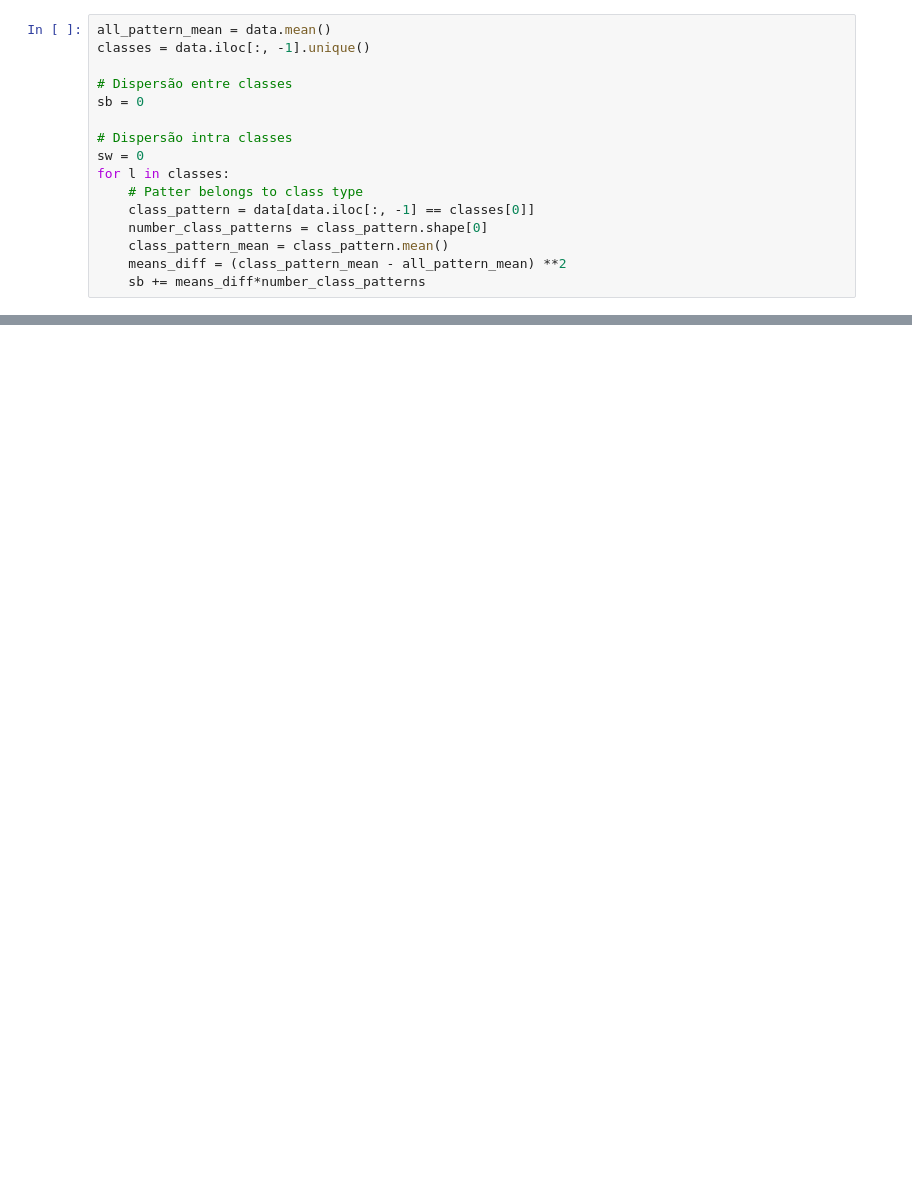
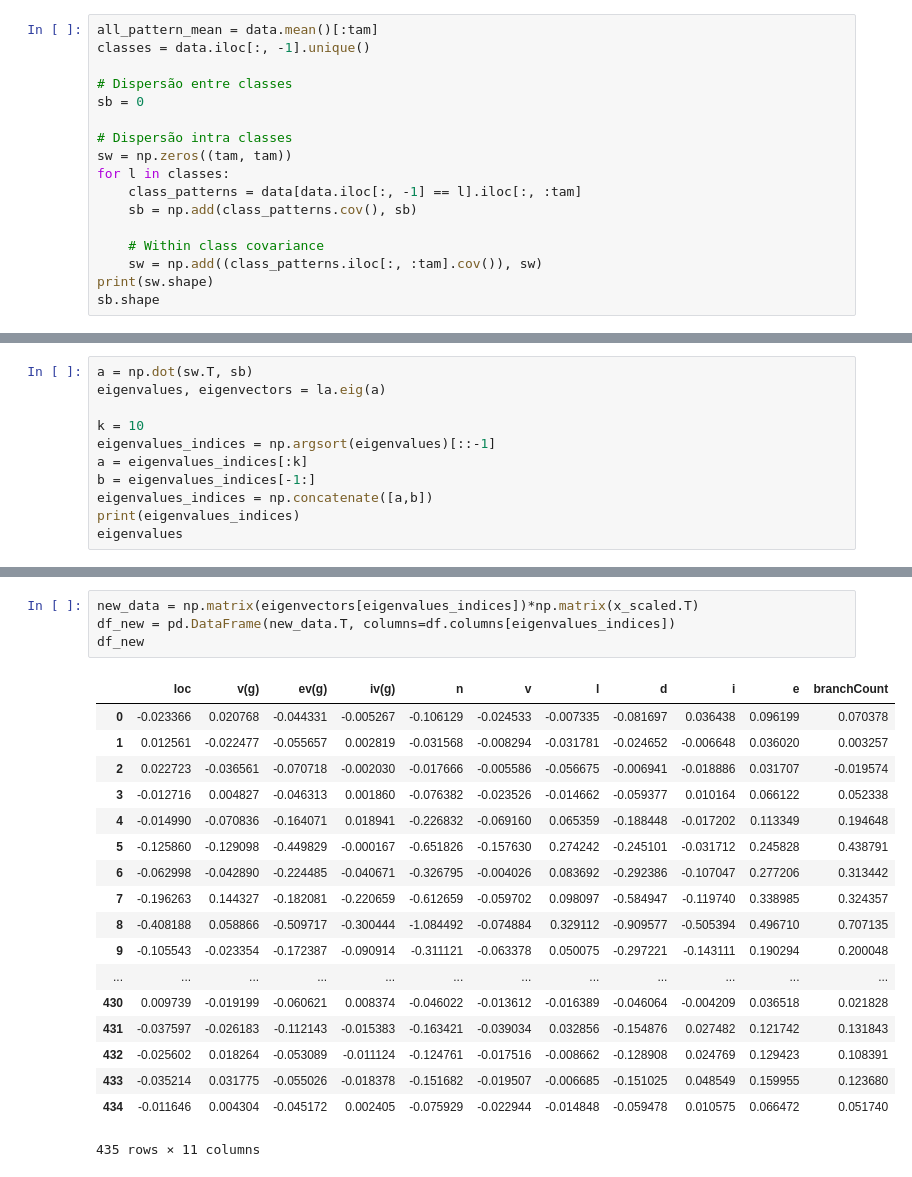
Before and after one commit to amnv/ExerciciosAprendizagemMaquina, a Jupyter notebook: exercicio3/LDA.ipynb, the cells around one changed output, grey strips where cells are left out. Cells and saved outputs as stored; diff of their text form; blank space fills up the shorter version.

```diff
--- a/exercicio3/LDA.ipynb
+++ b/exercicio3/LDA.ipynb
@@ -22,19 +23,20 @@ x_scaled = min_max_scaler.fit_transform(x)
 data = pd.DataFrame(x_scaled, columns=df.columns[:tam])
 data = pd.concat([data, label_data], axis=1)
 # %%
-all_pattern_mean = data.mean()
+all_pattern_mean = data.mean()[:tam]
 classes = data.iloc[:, -1].unique()
 
 # Dispersão entre classes
 sb = 0
 
 # Dispersão intra classes
-sw = 0
+sw = np.zeros((tam, tam))
 for l in classes:
-    # Patter belongs to class type
-    class_pattern = data[data.iloc[:, -1] == classes[0]]
-    number_class_patterns = class_pattern.shape[0]
-    class_pattern_mean = class_pattern.mean()
-    means_diff = (class_pattern_mean - all_pattern_mean) **2
-    sb += means_diff*number_class_patterns
+    class_patterns = data[data.iloc[:, -1] == l].iloc[:, :tam]
+    sb = np.add(class_patterns.cov(), sb)
+
+    # Within class covariance
+    sw = np.add((class_patterns.iloc[:, :tam].cov()), sw)
+print(sw.shape)
+sb.shape
 # %% [output]
@@ -57,0 +45,11 @@ dtype: float64
+# %%
+a = np.dot(sw.T, sb)
+eigenvalues, eigenvectors = la.eig(a)
+
+k = 10
+eigenvalues_indices = np.argsort(eigenvalues)[::-1]
+a = eigenvalues_indices[:k]
+b = eigenvalues_indices[-1:]
+eigenvalues_indices = np.concatenate([a,b])
+print(eigenvalues_indices)
+eigenvalues
@@ -57,0 +64,23 @@ dtype: float64
+# %%
+new_data = np.matrix(eigenvectors[eigenvalues_indices])*np.matrix(x_scaled.T)
+df_new = pd.DataFrame(new_data.T, columns=df.columns[eigenvalues_indices])
+df_new
+# %% [output]
+|  | loc | v(g) | ev(g) | iv(g) | n | v | l | d | i | e | branchCount |
+| 0 | -0.023366 | 0.020768 | -0.044331 | -0.005267 | -0.106129 | -0.024533 | -0.007335 | -0.081697 | 0.036438 | 0.096199 | 0.070378 |
+| 1 | 0.012561 | -0.022477 | -0.055657 | 0.002819 | -0.031568 | -0.008294 | -0.031781 | -0.024652 | -0.006648 | 0.036020 | 0.003257 |
+| 2 | 0.022723 | -0.036561 | -0.070718 | -0.002030 | -0.017666 | -0.005586 | -0.056675 | -0.006941 | -0.018886 | 0.031707 | -0.019574 |
+| 3 | -0.012716 | 0.004827 | -0.046313 | 0.001860 | -0.076382 | -0.023526 | -0.014662 | -0.059377 | 0.010164 | 0.066122 | 0.052338 |
+| 4 | -0.014990 | -0.070836 | -0.164071 | 0.018941 | -0.226832 | -0.069160 | 0.065359 | -0.188448 | -0.017202 | 0.113349 | 0.194648 |
+| 5 | -0.125860 | -0.129098 | -0.449829 | -0.000167 | -0.651826 | -0.157630 | 0.274242 | -0.245101 | -0.031712 | 0.245828 | 0.438791 |
+| 6 | -0.062998 | -0.042890 | -0.224485 | -0.040671 | -0.326795 | -0.004026 | 0.083692 | -0.292386 | -0.107047 | 0.277206 | 0.313442 |
+| 7 | -0.196263 | 0.144327 | -0.182081 | -0.220659 | -0.612659 | -0.059702 | 0.098097 | -0.584947 | -0.119740 | 0.338985 | 0.324357 |
+| 8 | -0.408188 | 0.058866 | -0.509717 | -0.300444 | -1.084492 | -0.074884 | 0.329112 | -0.909577 | -0.505394 | 0.496710 | 0.707135 |
+| 9 | -0.105543 | -0.023354 | -0.172387 | -0.090914 | -0.311121 | -0.063378 | 0.050075 | -0.297221 | -0.143111 | 0.190294 | 0.200048 |
+| ... | ... | ... | ... | ... | ... | ... | ... | ... | ... | ... | ... |
+| 430 | 0.009739 | -0.019199 | -0.060621 | 0.008374 | -0.046022 | -0.013612 | -0.016389 | -0.046064 | -0.004209 | 0.036518 | 0.021828 |
+| 431 | -0.037597 | -0.026183 | -0.112143 | -0.015383 | -0.163421 | -0.039034 | 0.032856 | -0.154876 | 0.027482 | 0.121742 | 0.131843 |
+| 432 | -0.025602 | 0.018264 | -0.053089 | -0.011124 | -0.124761 | -0.017516 | -0.008662 | -0.128908 | 0.024769 | 0.129423 | 0.108391 |
+| 433 | -0.035214 | 0.031775 | -0.055026 | -0.018378 | -0.151682 | -0.019507 | -0.006685 | -0.151025 | 0.048549 | 0.159955 | 0.123680 |
+| 434 | -0.011646 | 0.004304 | -0.045172 | 0.002405 | -0.075929 | -0.022944 | -0.014848 | -0.059478 | 0.010575 | 0.066472 | 0.051740 |
+435 rows × 11 columns
```
Also changed, not shown: parts of 5 cells of this notebook, 2 other files.
